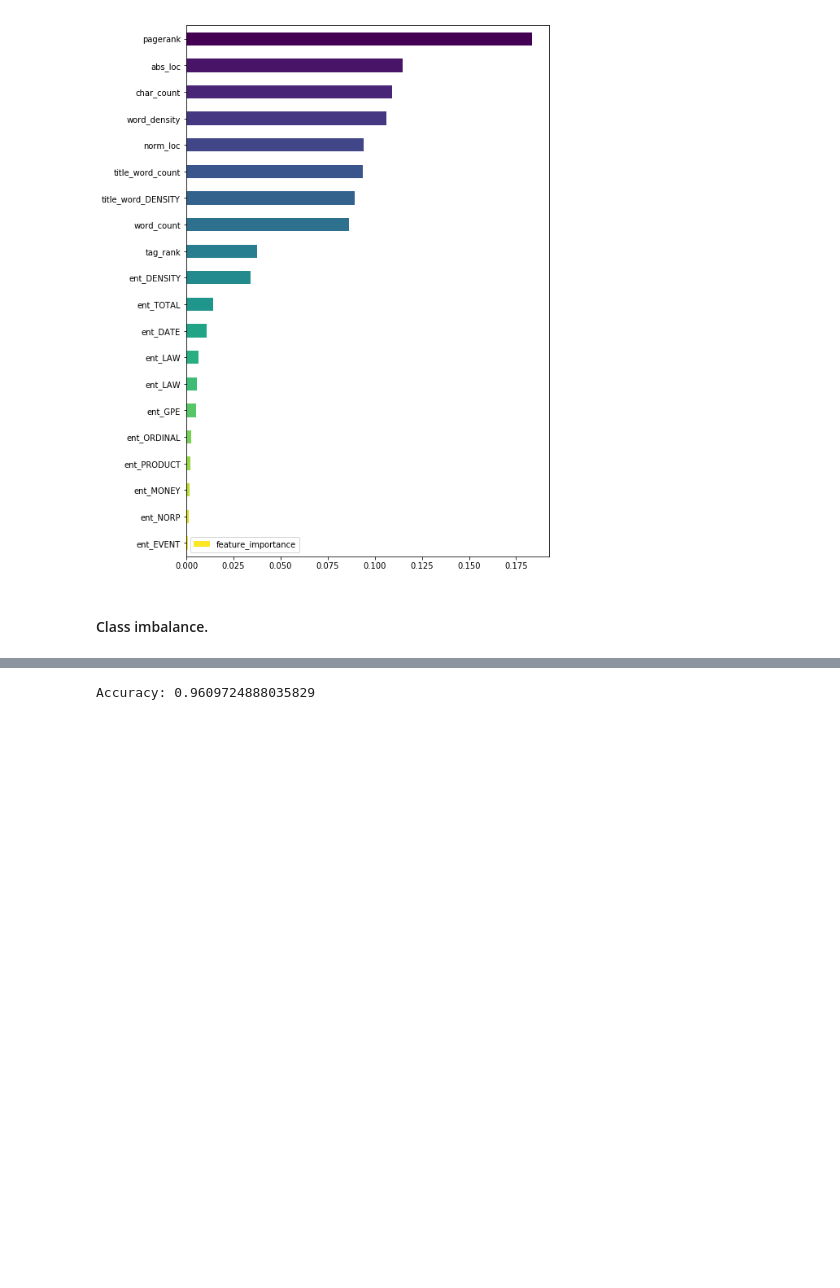
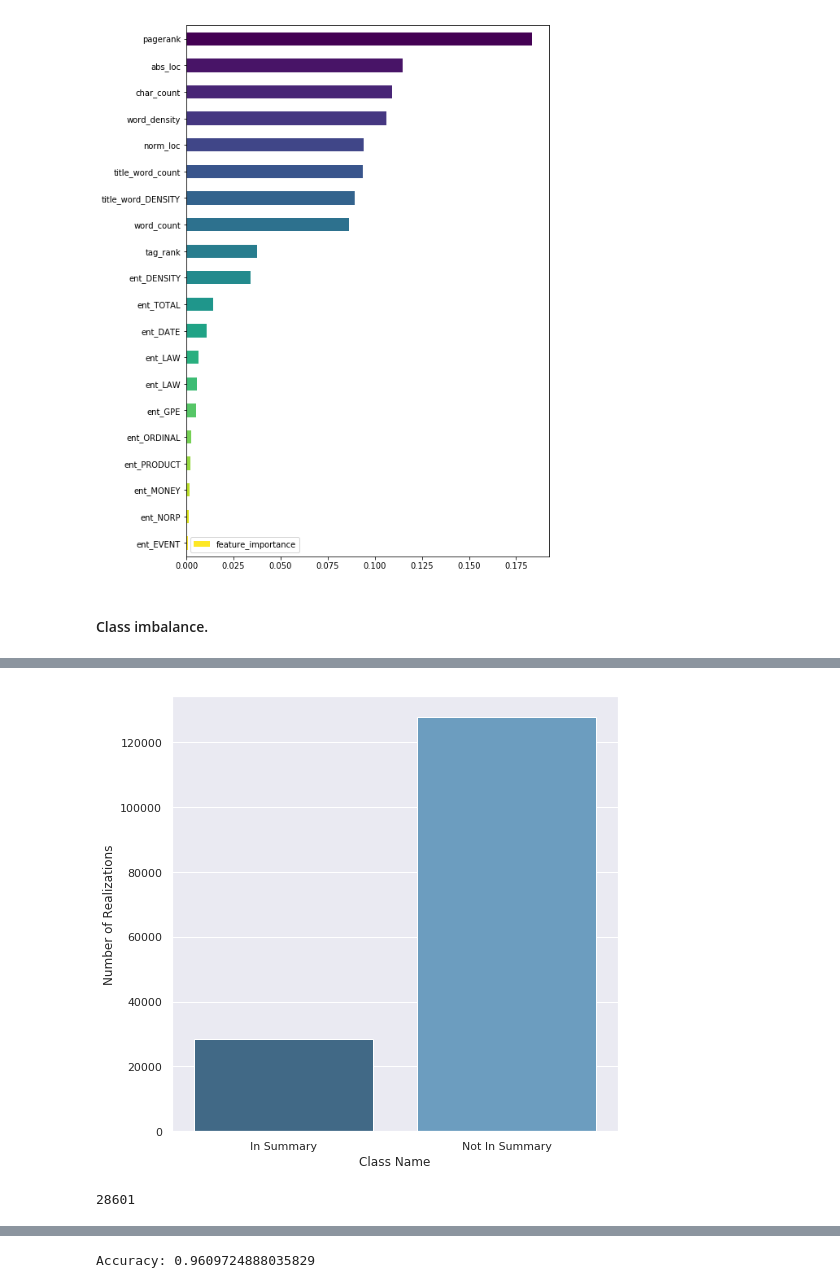
Before and after one commit to GitDavid/billuminate, a Jupyter notebook: src/notebooks/model-somewhere-in-here-linux-Copy1.ipynb, the cells around one changed output, grey strips where cells are left out. Drawn from its saved outputs; the diff is of its cells as text; code cells hidden in the pictures; blank space fills up the shorter version.

```diff
--- a/src/notebooks/model-somewhere-in-here-linux-Copy1.ipynb
+++ b/src/notebooks/model-somewhere-in-here-linux-Copy1.ipynb
@@ -1413,0 +1474,10 @@ all_features = sparse.hstack([X.drop(columns=['mean_importance','bill_id']), tfi
+# %%
+fig, ax = plt.subplots(figsize=(8, 8))
+sns.set_style(style="darkgrid");
+sns.barplot(x="Class Name", y="Number of Realizations", data=imbalance, palette="Blues_d");
+# %% [output]
+[figure, added]
+# %%
+total_positive_class
+# %% [output]
+28601
```
Also changed, not shown: parts of 23 cells of this notebook.
